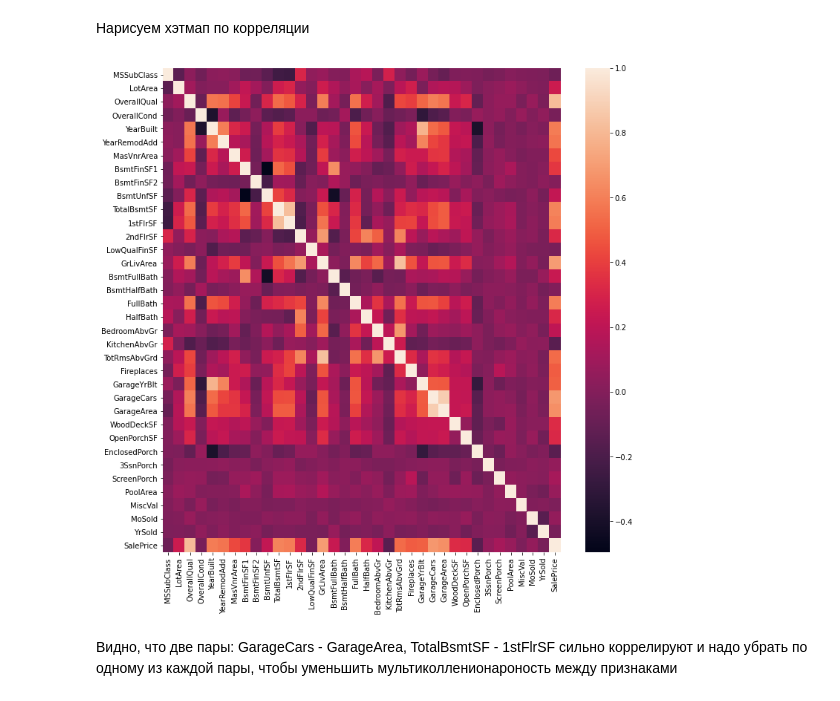
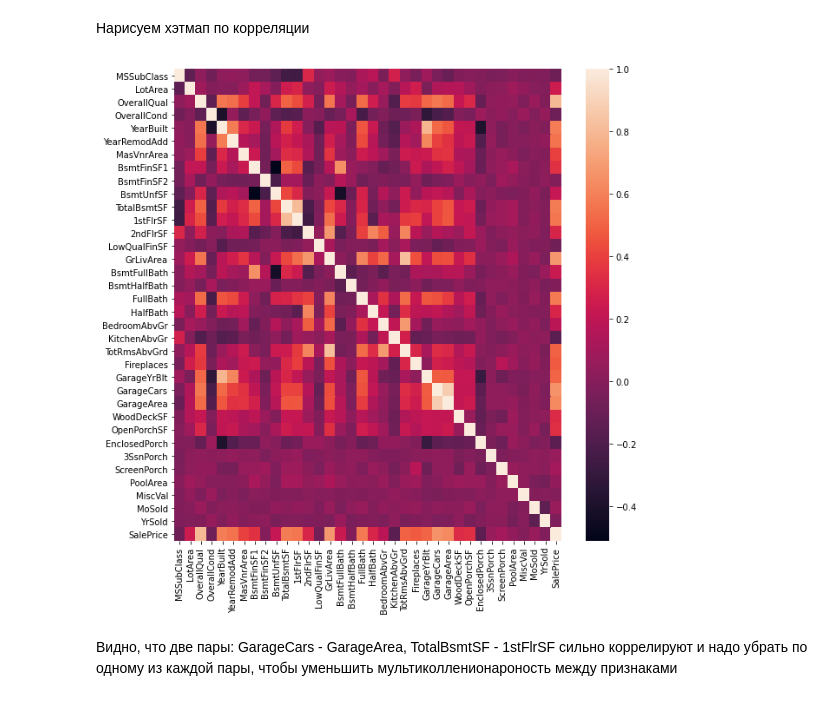
Before and after one commit to OrionChocoPie/machine-learning-mipt, a Jupyter notebook: 01 house-prices-advanced-regression-techniques/house-price-with-linreg.ipynb, the cells around one changed output. Cells and saved outputs as stored; diff of their text form; code cells hidden in the pictures.

```diff
--- a/01 house-prices-advanced-regression-techniques/house-price-with-linreg.ipynb
+++ b/01 house-prices-advanced-regression-techniques/house-price-with-linreg.ipynb
@@ -73,3 +75,9 @@ Name: SalePrice, dtype: float64
+# %%
+max_quant = y.quantile(.75) + 1.5 * (y.quantile(.75) - y.quantile(.25))
+min_quant = y.quantile(.25) - 1.5 * (y.quantile(.75) - y.quantile(.25))
+
+train_data = train_data[(min_quant < y) & (y < max_quant)]
+y = y[(min_quant < y) & (y < max_quant)]
 # %% [markdown]
 Создадим таблицу, которая показывает процент "пропущенности" каждой колонки.
 # %%
@@ -111,11 +119,11 @@ for column in train_data.columns:
 # %% [markdown]
 Нарисуем хэтмап по корреляции
 # %%
-plt.figure(figsize=(12, 12))
+plt.figure(figsize=(10, 10))
 for_corr = pd.concat((train_data, y), axis=1)
 sns.heatmap(for_corr.corr());
 # %% [output]
-[figure, old version]
+[figure, new version]
 # %% [markdown]
 Видно, что две пары: GarageCars - GarageArea, TotalBsmtSF - 1stFlrSF сильно коррелируют и надо убрать по одному из каждой пары, чтобы уменьшить мультиколленионароность между признаками
 # %%
```
Also changed, not shown: parts of 29 cells of this notebook, 2 other files.
